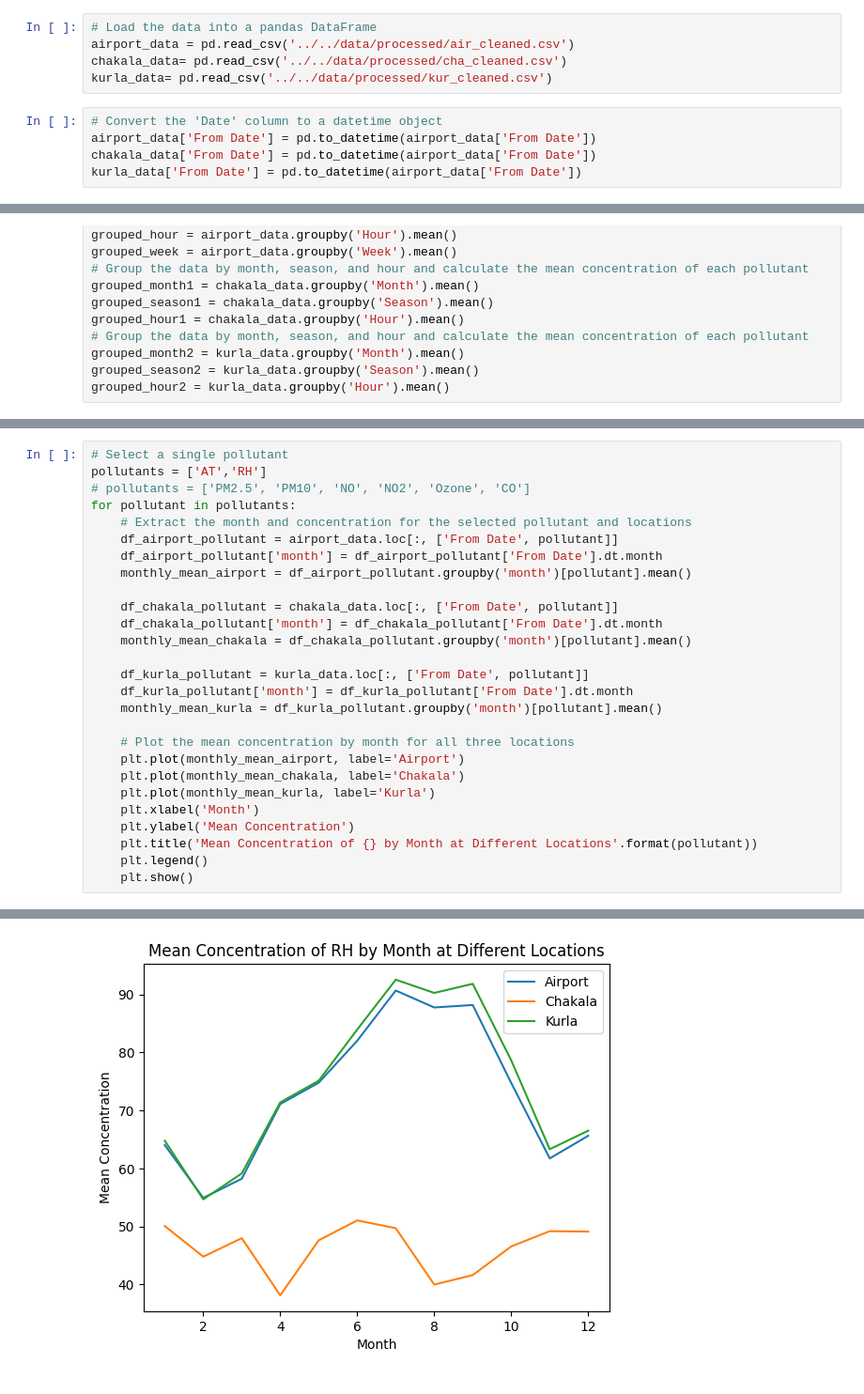
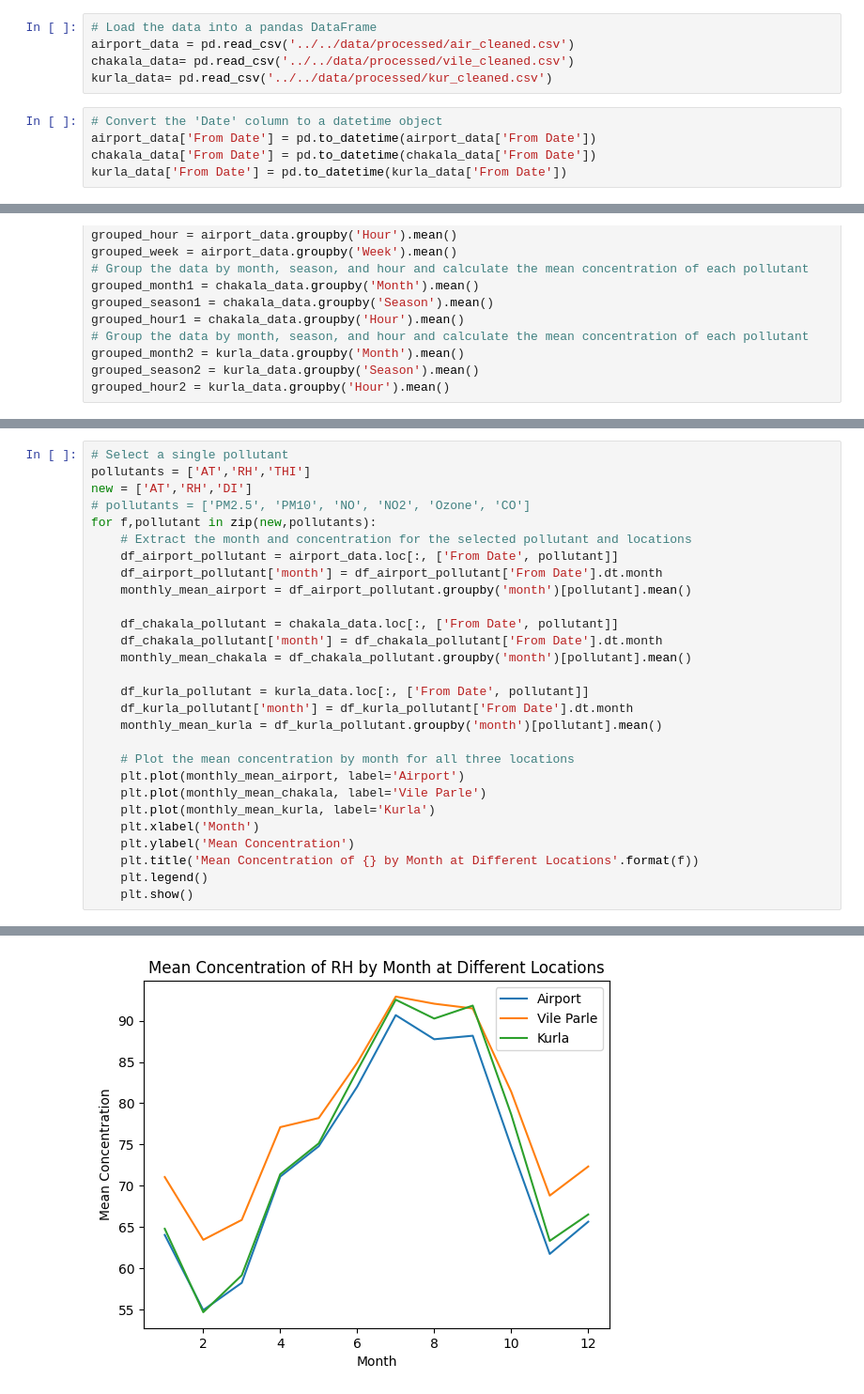
Before and after one commit to 0-shubham-0/Air_Toxicity_Prediction, a Jupyter notebook: notebooks/EDA/bi_lab copy.ipynb, the cells around one changed output, grey strips where cells are left out. Shown at 94% size. Drawn from its saved outputs; the diff is of its cells as text.

```diff
--- a/notebooks/EDA/bi_lab copy.ipynb
+++ b/notebooks/EDA/bi_lab copy.ipynb
@@ -6,13 +6,13 @@ from sklearn.cluster import KMeans
 # %%
 # Load the data into a pandas DataFrame
 airport_data = pd.read_csv('../../data/processed/air_cleaned.csv')
-chakala_data= pd.read_csv('../../data/processed/cha_cleaned.csv')
+chakala_data= pd.read_csv('../../data/processed/vile_cleaned.csv')
 kurla_data= pd.read_csv('../../data/processed/kur_cleaned.csv')
 # %%
 # Convert the 'Date' column to a datetime object
 airport_data['From Date'] = pd.to_datetime(airport_data['From Date'])
-chakala_data['From Date'] = pd.to_datetime(airport_data['From Date'])
-kurla_data['From Date'] = pd.to_datetime(airport_data['From Date'])
+chakala_data['From Date'] = pd.to_datetime(chakala_data['From Date'])
+kurla_data['From Date'] = pd.to_datetime(kurla_data['From Date'])
 # %%
 
 # Extract the month, season, and hour from the 'Date' column
@@ -134,9 +134,10 @@ plt.show()
 [figure]
 # %%
 # Select a single pollutant
-pollutants = ['AT','RH']
+pollutants = ['AT','RH','THI']
+new = ['AT','RH','DI']
 # pollutants = ['PM2.5', 'PM10', 'NO', 'NO2', 'Ozone', 'CO']
-for pollutant in pollutants:
+for f,pollutant in zip(new,pollutants):
     # Extract the month and concentration for the selected pollutant and locations
     df_airport_pollutant = airport_data.loc[:, ['From Date', pollutant]]
     df_airport_pollutant['month'] = df_airport_pollutant['From Date'].dt.month
@@ -152,11 +153,11 @@ for pollutant in pollutants:
 
     # Plot the mean concentration by month for all three locations
     plt.plot(monthly_mean_airport, label='Airport')
-    plt.plot(monthly_mean_chakala, label='Chakala')
+    plt.plot(monthly_mean_chakala, label='Vile Parle')
     plt.plot(monthly_mean_kurla, label='Kurla')
     plt.xlabel('Month')
     plt.ylabel('Mean Concentration')
-    plt.title('Mean Concentration of {} by Month at Different Locations'.format(pollutant))
+    plt.title('Mean Concentration of {} by Month at Different Locations'.format(f))
     plt.legend()
     plt.show()
 # %% [output]
@@ -164 +165 @@ for pollutant in pollutants:
-[figure, old version]
+[figure, new version]
```
Also changed, not shown: parts of 15 cells of this notebook, 6 other files.
